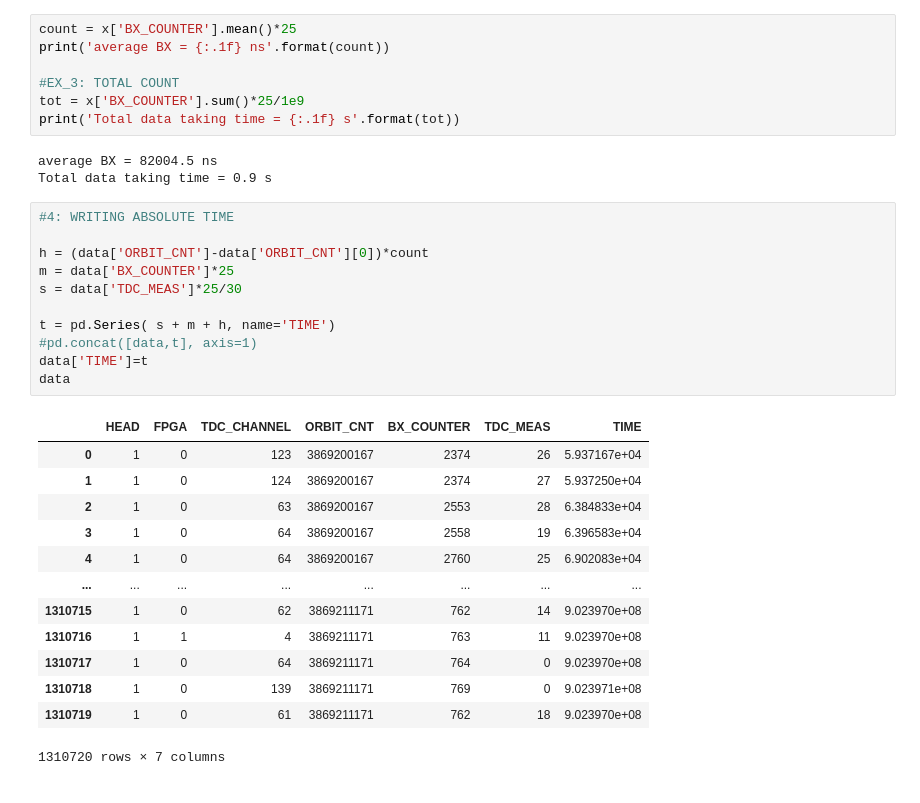
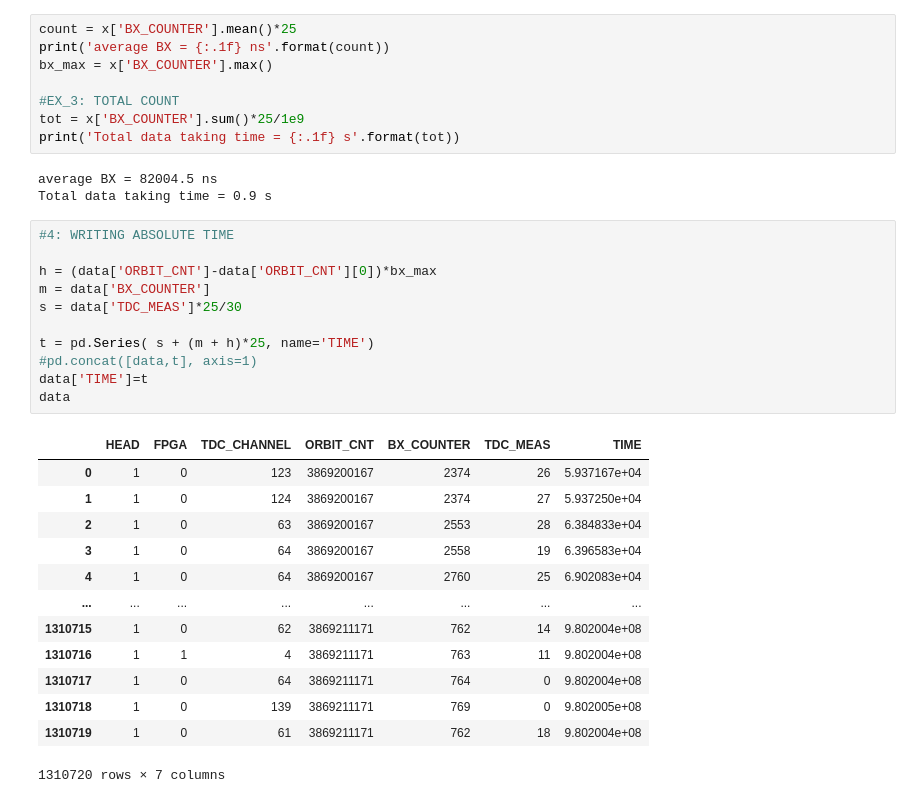
Before and after one commit to Manfredi1/LaboratoryOfComputationalPhysics_Y5, a Jupyter notebook: ex6.ipynb, the cells around one changed output. Drawn from its saved outputs; the diff is of its cells as text.

```diff
--- a/ex6.ipynb
+++ b/ex6.ipynb
@@ -44,6 +44,7 @@ x
 # %%
 count = x['BX_COUNTER'].mean()*25
 print('average BX = {:.1f} ns'.format(count))
+bx_max = x['BX_COUNTER'].max()
 
 #EX_3: TOTAL COUNT
 tot = x['BX_COUNTER'].sum()*25/1e9
@@ -54,26 +55,26 @@ Total data taking time = 0.9 s
 # %%
 #4: WRITING ABSOLUTE TIME
 
-h = (data['ORBIT_CNT']-data['ORBIT_CNT'][0])*count
-m = data['BX_COUNTER']*25
+h = (data['ORBIT_CNT']-data['ORBIT_CNT'][0])*bx_max
+m = data['BX_COUNTER']
 s = data['TDC_MEAS']*25/30
 
-t = pd.Series( s + m + h, name='TIME')
+t = pd.Series( s + (m + h)*25, name='TIME')
 #pd.concat([data,t], axis=1)
 data['TIME']=t
 data
 # %% [output]
 |  | HEAD | FPGA | TDC_CHANNEL | ORBIT_CNT | BX_COUNTER | TDC_MEAS | TIME |
 | 0 | 1 | 0 | 123 | 3869200167 | 2374 | 26 | 5.937167e+04 |
 | 1 | 1 | 0 | 124 | 3869200167 | 2374 | 27 | 5.937250e+04 |
 | 2 | 1 | 0 | 63 | 3869200167 | 2553 | 28 | 6.384833e+04 |
 | 3 | 1 | 0 | 64 | 3869200167 | 2558 | 19 | 6.396583e+04 |
 | 4 | 1 | 0 | 64 | 3869200167 | 2760 | 25 | 6.902083e+04 |
 | ... | ... | ... | ... | ... | ... | ... | ... |
-| 1310715 | 1 | 0 | 62 | 3869211171 | 762 | 14 | 9.023970e+08 |
-| 1310716 | 1 | 1 | 4 | 3869211171 | 763 | 11 | 9.023970e+08 |
-| 1310717 | 1 | 0 | 64 | 3869211171 | 764 | 0 | 9.023970e+08 |
-| 1310718 | 1 | 0 | 139 | 3869211171 | 769 | 0 | 9.023971e+08 |
-| 1310719 | 1 | 0 | 61 | 3869211171 | 762 | 18 | 9.023970e+08 |
+| 1310715 | 1 | 0 | 62 | 3869211171 | 762 | 14 | 9.802004e+08 |
+| 1310716 | 1 | 1 | 4 | 3869211171 | 763 | 11 | 9.802004e+08 |
+| 1310717 | 1 | 0 | 64 | 3869211171 | 764 | 0 | 9.802004e+08 |
+| 1310718 | 1 | 0 | 139 | 3869211171 | 769 | 0 | 9.802005e+08 |
+| 1310719 | 1 | 0 | 61 | 3869211171 | 762 | 18 | 9.802004e+08 |
 1310720 rows × 7 columns
 # %%
```
Also changed, not shown: parts of 9 cells of this notebook.
